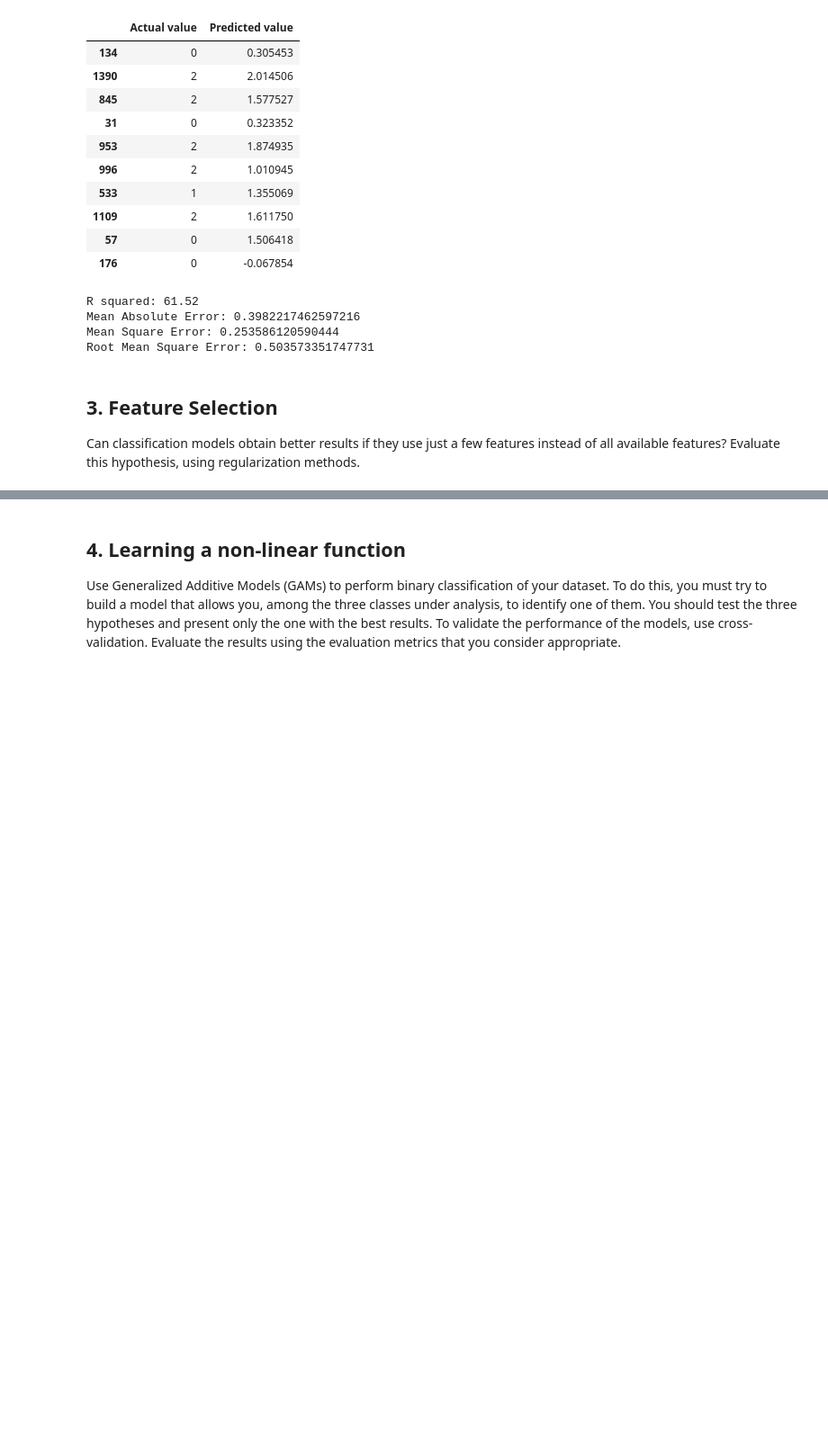
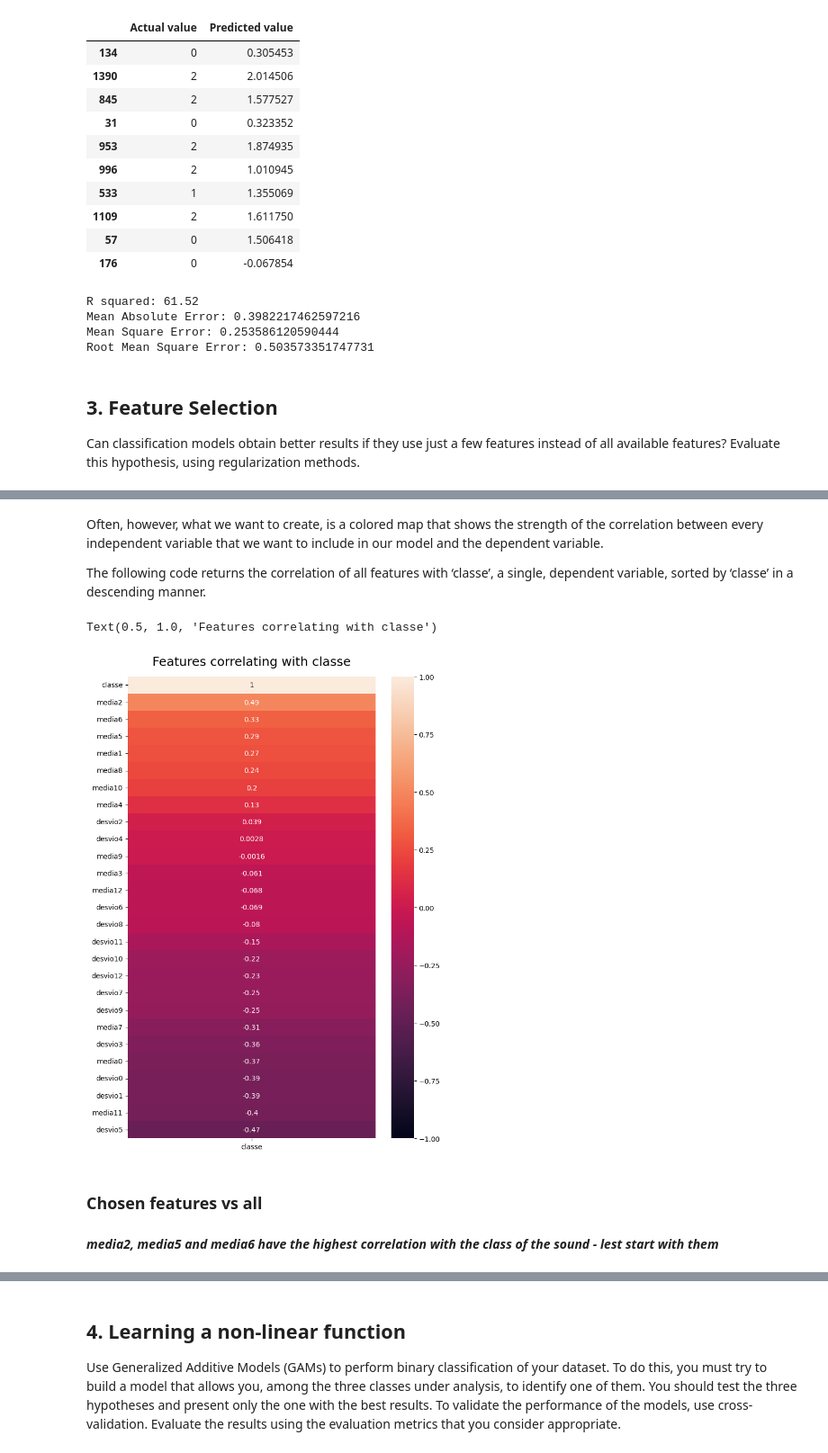
Before and after one commit to qettera/Machine-Learning-Overview, a Jupyter notebook: project.ipynb, the cells around one changed output, grey strips where cells are left out. Shown at 90% size. Cells and saved outputs as stored; diff of their text form; code cells hidden in the pictures; blank space fills up the shorter version.

```diff
--- a/project.ipynb
+++ b/project.ipynb
@@ -472,0 +414,15 @@ features? Evaluate this hypothesis, using regularization methods.
+# %% [markdown]
+Often, however, what we want to create, is a colored map that shows the strength of the correlation between every independent variable that we want to include in our model and the dependent variable.
+
+The following code returns the correlation of all features with ‘classe’, a single, dependent variable, sorted by ‘classe’ in a descending manner.
+# %%
+plt.figure(figsize=(8, 12))
+heatmap = sns.heatmap(df.corr()[['classe']].sort_values(by='classe', ascending=False), vmin=-1, vmax=1, annot=True)
+heatmap.set_title('Features correlating with classe', fontdict={'fontsize':18}, pad=16)
+# %% [output]
+Text(0.5, 1.0, 'Features correlating with classe')
+[figure, added]
+# %% [markdown]
+### Chosen features vs all
+# %% [markdown]
+***media2, media5 and media6 have the highest correlation with the class of the sound - lest start with them***
```
Also changed, not shown: parts of 54 cells of this notebook.
